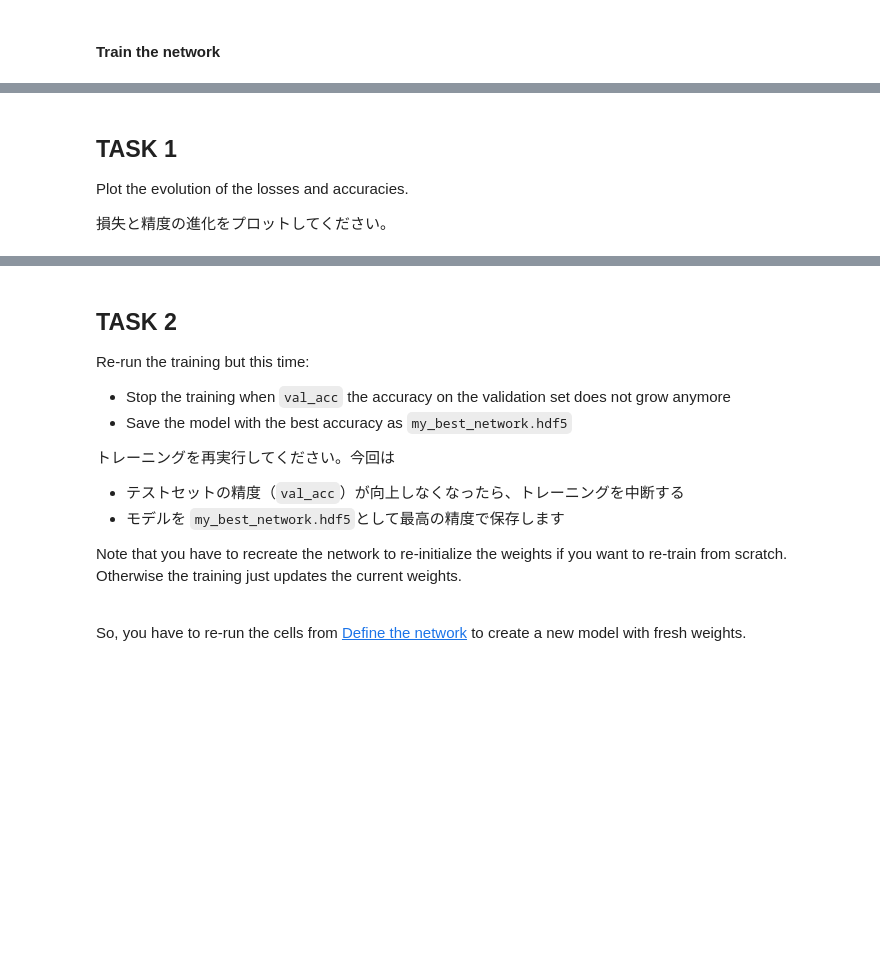
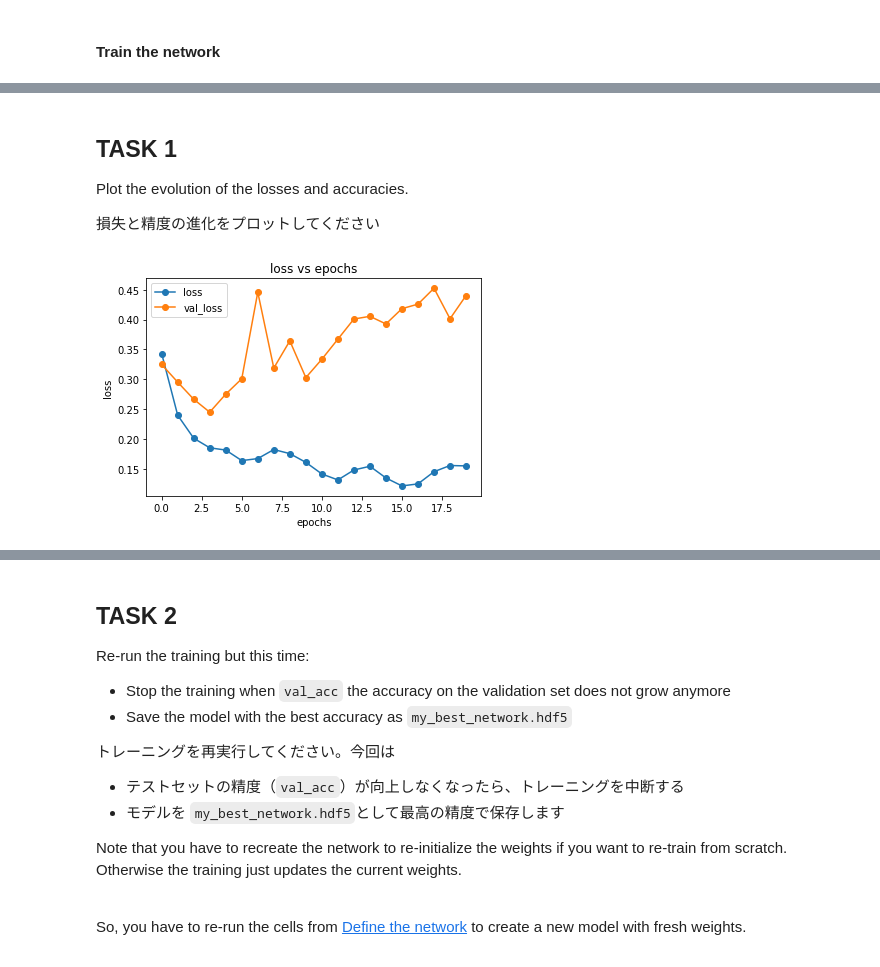
Before and after one commit to Tatsuemon/infoSystemPractice, a Jupyter notebook: day2/session2-playground2.ipynb, the cells around one changed output, grey strips where cells are left out. Saved outputs shown, nothing was run; the diff lists cells and outputs as text; code cells hidden in the pictures; blank space fills up the shorter version.

```diff
--- a/day2/session2-playground2.ipynb
+++ b/day2/session2-playground2.ipynb
@@ -75,4 +110,4 @@ H = network.fit(X_train, y_train_one_hot,
 ## TASK 1
 Plot the evolution of the losses and accuracies.
 
-損失と精度の進化をプロットしてください。
+損失と精度の進化をプロットしてください
@@ -80,0 +114,10 @@ Plot the evolution of the losses and accuracies.
+# %%
+# loss
+plt.plot(H.history['loss'], 'o-',label="loss")
+plt.plot(H.history['val_loss'], 'o-', label="val_loss")
+plt.xlabel("epochs")
+plt.ylabel("loss")
+plt.title("loss vs epochs")
+plt.legend();
+# %% [output]
+[figure, added]
```
Also changed, not shown: parts of 13 cells of this notebook, 16 other files.
